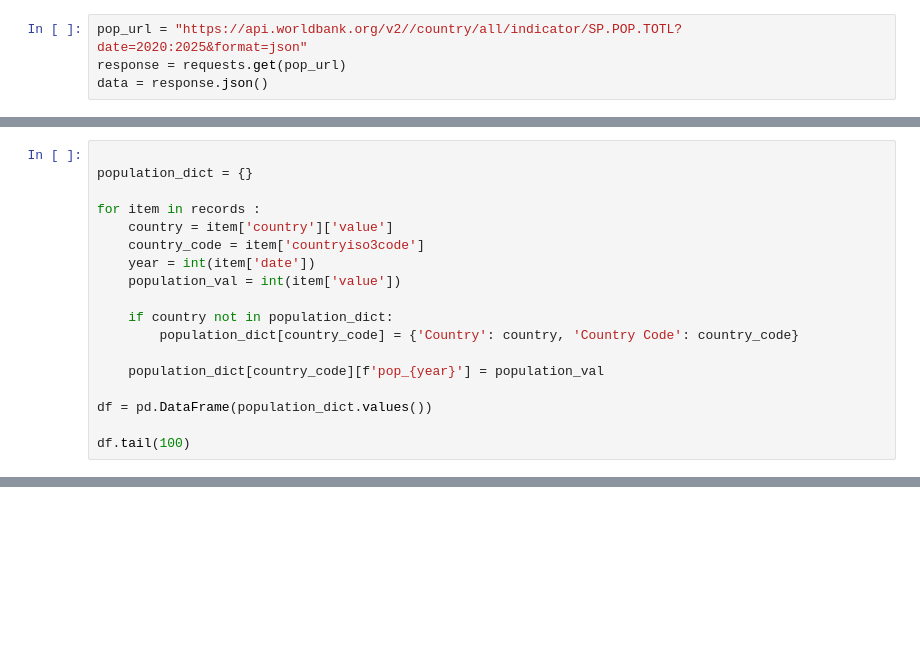
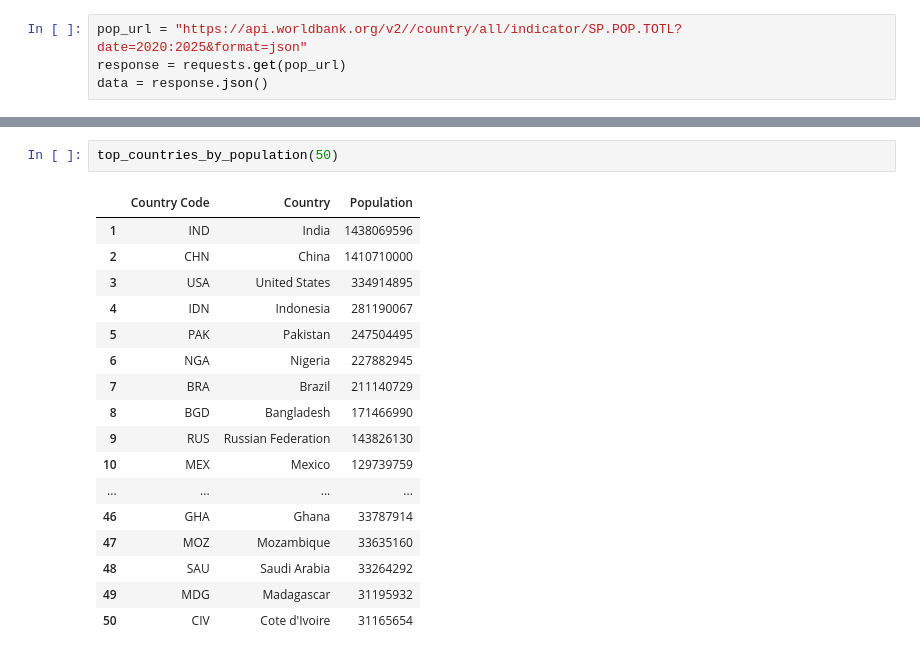
Before and after one commit to FernandoCL1991/World-Bank-API-Data-Engineering, a Jupyter notebook: main_api_script.ipynb, the cells around one changed output, grey strips where cells are left out. Saved outputs shown, nothing was run; the diff lists cells and outputs as text; blank space fills up the shorter version.

```diff
--- a/main_api_script.ipynb
+++ b/main_api_script.ipynb
@@ -45,18 +34,0 @@ records = data[1]
-# %%
-
-population_dict = {}
-
-for item in records :
-    country = item['country']['value']
-    country_code = item['countryiso3code']
-    year = int(item['date'])
-    population_val = int(item['value'])
-
-    if country not in population_dict:
-        population_dict[country_code] = {'Country': country, 'Country Code': country_code}
-
-    population_dict[country_code][f'pop_{year}'] = population_val
-
-df = pd.DataFrame(population_dict.values())
-
-df.tail(100)
@@ -77,0 +114,20 @@ df.tail(100)
+# %%
+top_countries_by_population(50)
+# %% [output]
+|  | Country Code | Country | Population |
+| 1 | IND | India | 1438069596 |
+| 2 | CHN | China | 1410710000 |
+| 3 | USA | United States | 334914895 |
+| 4 | IDN | Indonesia | 281190067 |
+| 5 | PAK | Pakistan | 247504495 |
+| 6 | NGA | Nigeria | 227882945 |
+| 7 | BRA | Brazil | 211140729 |
+| 8 | BGD | Bangladesh | 171466990 |
+| 9 | RUS | Russian Federation | 143826130 |
+| 10 | MEX | Mexico | 129739759 |
+| ... | ... | ... | ... |
+| 46 | GHA | Ghana | 33787914 |
+| 47 | MOZ | Mozambique | 33635160 |
+| 48 | SAU | Saudi Arabia | 33264292 |
+| 49 | MDG | Madagascar | 31195932 |
+| 50 | CIV | Cote d'Ivoire | 31165654 |
```
Also changed, not shown: parts of 6 cells of this notebook.
